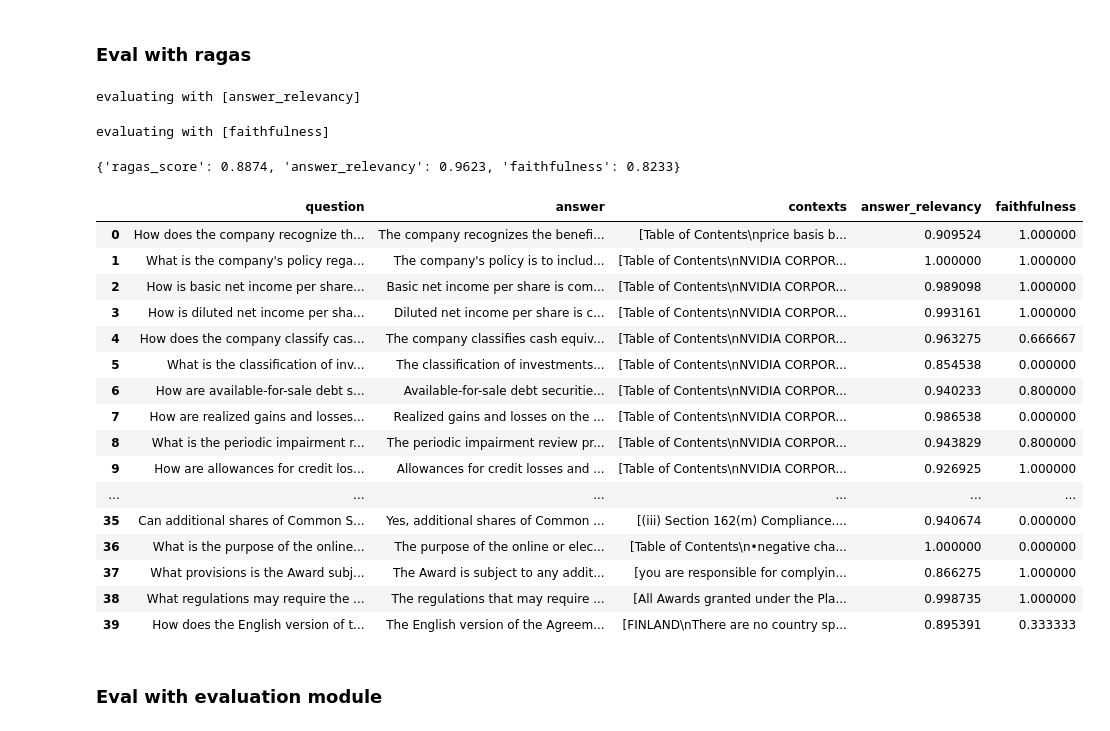
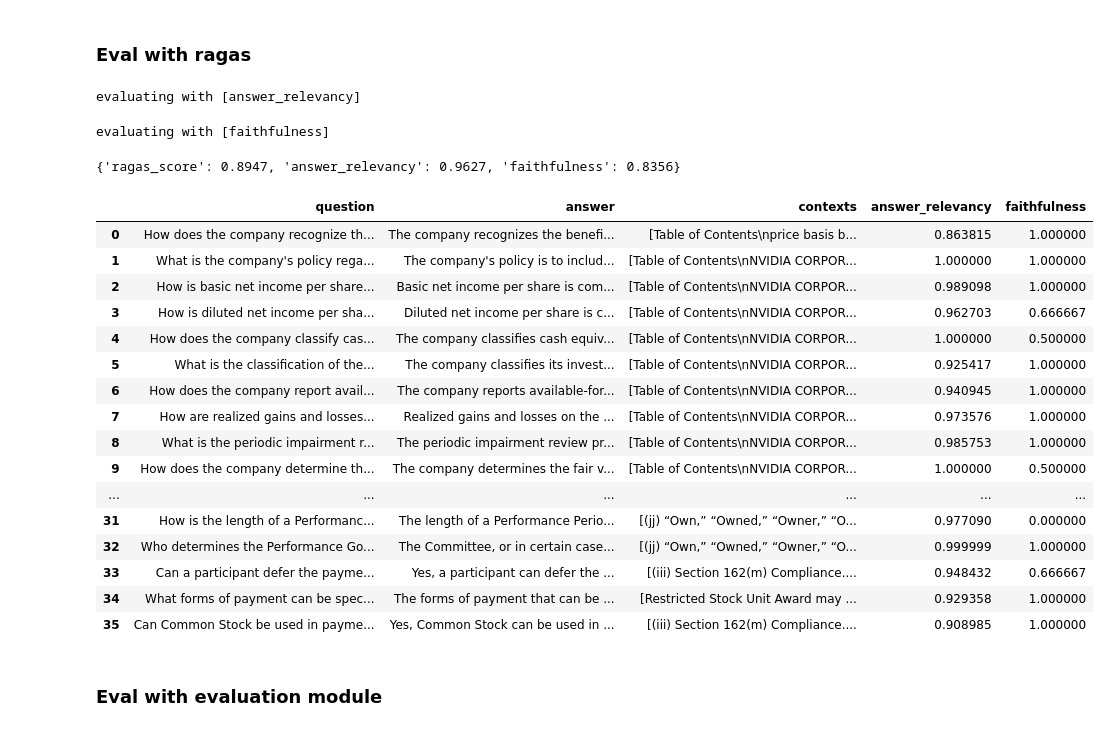
Before and after one commit to wenqiglantz/nvidia-sec-finetuning, a Jupyter notebook: nvidia_sec_finetuning.ipynb, the cells around one changed output. Drawn from its saved outputs; the diff is of its cells as text; code cells hidden in the pictures.

```diff
--- a/nvidia_sec_finetuning.ipynb
+++ b/nvidia_sec_finetuning.ipynb
@@ -82,8 +84,10 @@ if os.path.exists("train_questions.txt"):
             questions.append(line.strip())
 else:
     question_gen_query = (
-        "You are a financial expert. You are asked to generate a list of questions "
-        "using the provided context. Restrict the question to the context information provided."
+        "You are a Teacher/ Professor. Your task is to setup "
+        "a quiz/examination. Using the provided context from the NVIDIA SEC 10-K filing, formulate "
+        "a single question that captures an important fact from the context. "
+        "context. Restrict the question to the context information provided."
     )
     # generate questions
     dataset_generator = DatasetGenerator.from_documents(
@@ -183,9 +185,8 @@ with open("eval_questions.txt", "r") as f:
 
 from llama_index import VectorStoreIndex
 
-# limit the context window to 2048 tokens so that refine is used
 gpt_35_context = ServiceContext.from_defaults(
-    llm=OpenAI(model="gpt-3.5-turbo", temperature=0.3), context_window=2048
+    llm=OpenAI(model="gpt-3.5-turbo", temperature=0.3)
 )
 
 # build vector index and query engine
@@ -214,28 +215,33 @@ ds = Dataset.from_dict(
 
 result = evaluate(ds, [answer_relevancy, faithfulness])
 print(result)
-result.to_pandas()
 # %% [output]
 evaluating with [answer_relevancy]
 evaluating with [faithfulness]
-{'ragas_score': 0.8874, 'answer_relevancy': 0.9623, 'faithfulness': 0.8233}
+{'ragas_score': 0.8947, 'answer_relevancy': 0.9627, 'faithfulness': 0.8356}
-|  | question | answer | contexts | answer_relevancy | faithfulness |
-| 0 | How does the company recognize th... | The company recognizes the benefi... | [Table of Contents\nprice basis b... | 0.909524 | 1.000000 |
-| 1 | What is the company's policy rega... | The company's policy is to includ... | [Table of Contents\nNVIDIA CORPOR... | 1.000000 | 1.000000 |
-| 2 | How is basic net income per share... | Basic net income per share is com... | [Table of Contents\nNVIDIA CORPOR... | 0.989098 | 1.000000 |
-| 3 | How is diluted net income per sha... | Diluted net income per share is c... | [Table of Contents\nNVIDIA CORPOR... | 0.993161 | 1.000000 |
-| 4 | How does the company classify cas... | The company classifies cash equiv... | [Table of Contents\nNVIDIA CORPOR... | 0.963275 | 0.666667 |
-| 5 | What is the classification of inv... | The classification of investments... | [Table of Contents\nNVIDIA CORPOR... | 0.854538 | 0.000000 |
-| 6 | How are available-for-sale debt s... | Available-for-sale debt securitie... | [Table of Contents\nNVIDIA CORPOR... | 0.940233 | 0.800000 |
-| 7 | How are realized gains and losses... | Realized gains and losses on the ... | [Table of Contents\nNVIDIA CORPOR... | 0.986538 | 0.000000 |
-| 8 | What is the periodic impairment r... | The periodic impairment review pr... | [Table of Contents\nNVIDIA CORPOR... | 0.943829 | 0.800000 |
-| 9 | How are allowances for credit los... | Allowances for credit losses and ... | [Table of Contents\nNVIDIA CORPOR... | 0.926925 | 1.000000 |
-| ... | ... | ... | ... | ... | ... |
-| 35 | Can additional shares of Common S... | Yes, additional shares of Common ... | [(iii) Section 162(m) Compliance.... | 0.940674 | 0.000000 |
-| 36 | What is the purpose of the online... | The purpose of the online or elec... | [Table of Contents\n•negative cha... | 1.000000 | 0.000000 |
-| 37 | What provisions is the Award subj... | The Award is subject to any addit... | [you are responsible for complyin... | 0.866275 | 1.000000 |
-| 38 | What regulations may require the ... | The regulations that may require ... | [All Awards granted under the Pla... | 0.998735 | 1.000000 |
-| 39 | How does the English version of t... | The English version of the Agreem... | [FINLAND\nThere are no country sp... | 0.895391 | 0.333333 |
+# %%
+import pandas as pd
+
+pd.set_option('display.max_colwidth', 200)
+result.to_pandas()
+# %% [output]
+|  | question | answer | contexts | answer_relevancy | faithfulness |
+| 0 | How does the company recognize th... | The company recognizes the benefi... | [Table of Contents\nprice basis b... | 0.863815 | 1.000000 |
+| 1 | What is the company's policy rega... | The company's policy is to includ... | [Table of Contents\nNVIDIA CORPOR... | 1.000000 | 1.000000 |
+| 2 | How is basic net income per share... | Basic net income per share is com... | [Table of Contents\nNVIDIA CORPOR... | 0.989098 | 1.000000 |
+| 3 | How is diluted net income per sha... | Diluted net income per share is c... | [Table of Contents\nNVIDIA CORPOR... | 0.962703 | 0.666667 |
+| 4 | How does the company classify cas... | The company classifies cash equiv... | [Table of Contents\nNVIDIA CORPOR... | 1.000000 | 0.500000 |
+| 5 | What is the classification of the... | The company classifies its invest... | [Table of Contents\nNVIDIA CORPOR... | 0.925417 | 1.000000 |
+| 6 | How does the company report avail... | The company reports available-for... | [Table of Contents\nNVIDIA CORPOR... | 0.940945 | 1.000000 |
+| 7 | How are realized gains and losses... | Realized gains and losses on the ... | [Table of Contents\nNVIDIA CORPOR... | 0.973576 | 1.000000 |
+| 8 | What is the periodic impairment r... | The periodic impairment review pr... | [Table of Contents\nNVIDIA CORPOR... | 0.985753 | 1.000000 |
+| 9 | How does the company determine th... | The company determines the fair v... | [Table of Contents\nNVIDIA CORPOR... | 1.000000 | 0.500000 |
+| ... | ... | ... | ... | ... | ... |
+| 31 | How is the length of a Performanc... | The length of a Performance Perio... | [(jj) “Own,” “Owned,” “Owner,” “O... | 0.977090 | 0.000000 |
+| 32 | Who determines the Performance Go... | The Committee, or in certain case... | [(jj) “Own,” “Owned,” “Owner,” “O... | 0.999999 | 1.000000 |
+| 33 | Can a participant defer the payme... | Yes, a participant can defer the ... | [(iii) Section 162(m) Compliance.... | 0.948432 | 0.666667 |
+| 34 | What forms of payment can be spec... | The forms of payment that can be ... | [Restricted Stock Unit Award may ... | 0.929358 | 1.000000 |
+| 35 | Can Common Stock be used in payme... | Yes, Common Stock can be used in ... | [(iii) Section 162(m) Compliance.... | 0.908985 | 1.000000 |
 # %% [markdown]
 ### Eval with evaluation module
 # %%
```
Also changed, not shown: parts of 19 cells of this notebook.
